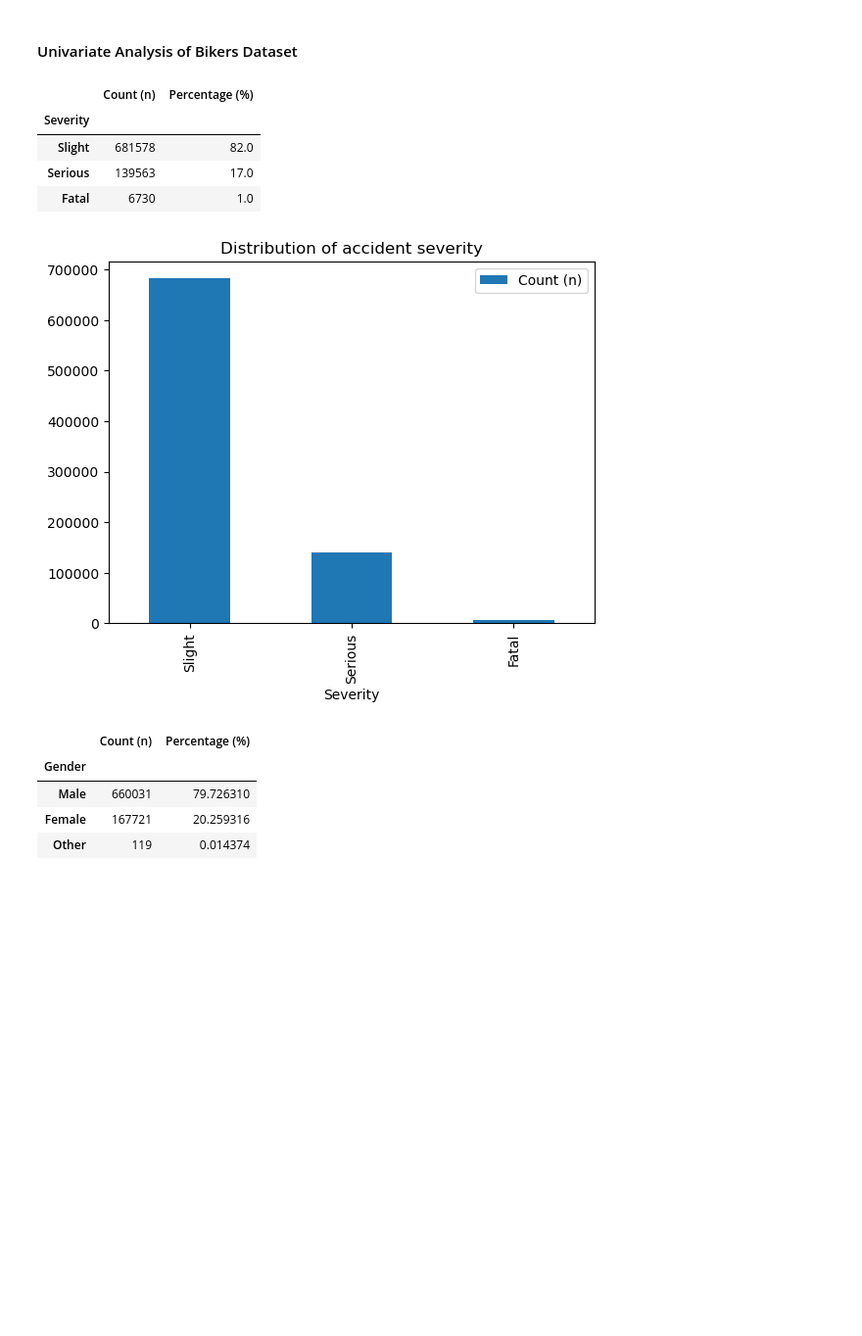
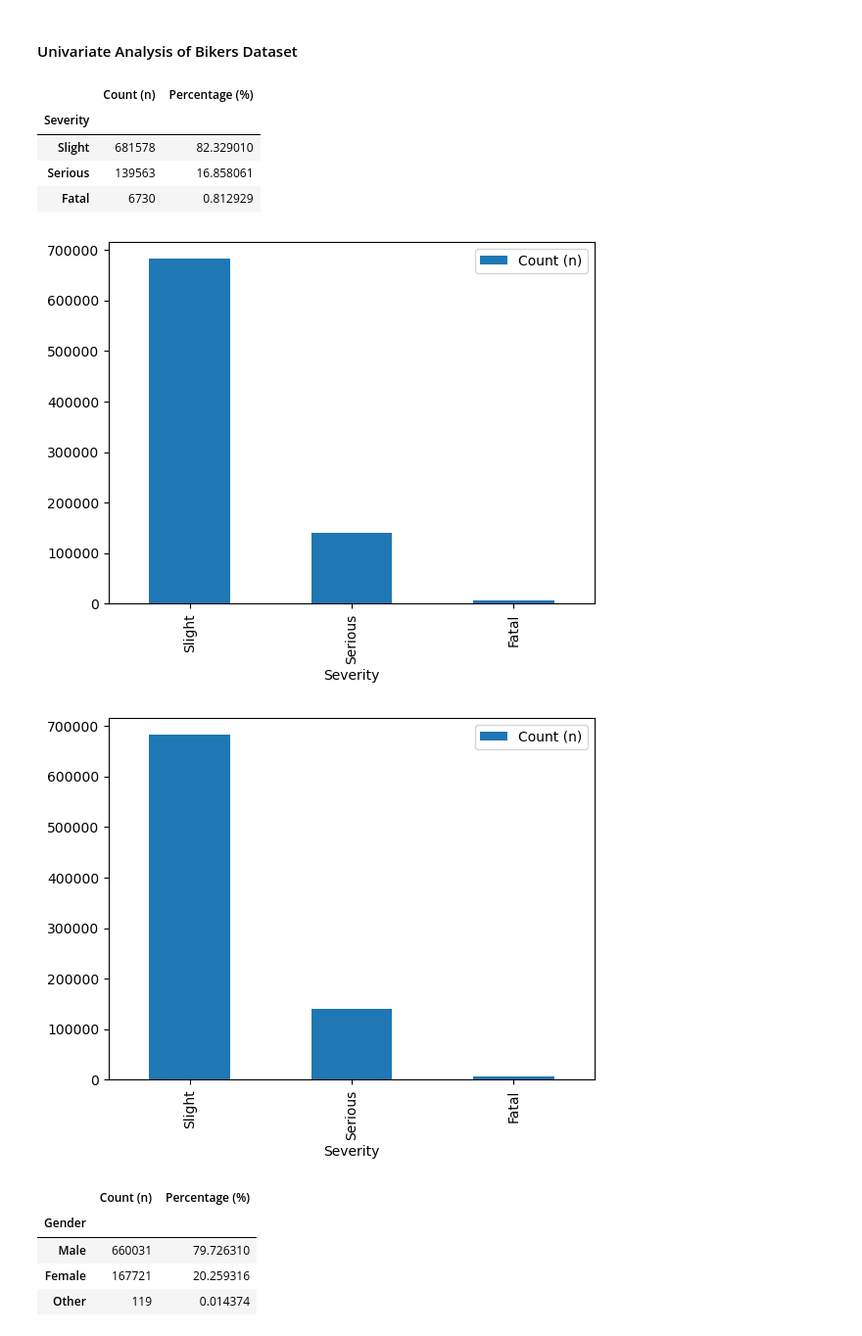
Before and after one commit to mchase007/EDA_UK_Bicycle_Accidents_1979_2018, a Jupyter notebook: EDA_BicycleAccidents.ipynb, the cells around one changed output. Shown at 98% size. Cells and saved outputs as stored; diff of their text form; code cells hidden in the pictures; blank space fills up the shorter version.

```diff
--- a/EDA_BicycleAccidents.ipynb
+++ b/EDA_BicycleAccidents.ipynb
@@ -373,7 +455,7 @@ df_Bk_clean.head()
 | 4 | 197901A4SKO47 | Male | Slight | 46 to 55 |
 # %%
 # set index of dataframe
-df_Bk_clean = df_Bk_clean.set_index('Accident_Index')
+df_Bk_clean = change_index(df_Bk_clean,'Accident_Index')
 df_Bk_clean.head()
 # %% [output]
 |  | Gender | Severity | Age_Grp |
@@ -387,23 +469,21 @@ df_Bk_clean.head()
 #### Univariate Analysis of Bikers Dataset
 # %%
 # Distribution of injury severity
-df_Bk_severity_dist = pd.DataFrame({
-    'Count (n)': df_Bk_clean['Severity'].value_counts(),
-    'Percentage (%)': (df_Bk_clean['Severity'].value_counts(normalize=True).round(2) * 100)
-})
+df_Bk_severity_dist = get_count_percent(df_Bk_clean,'Severity')
 df_Bk_severity_dist
 # %% [output]
 |  | Count (n) | Percentage (%) |
 | Severity |  |  |
-| Slight | 681578 | 82.0 |
-| Serious | 139563 | 17.0 |
-| Fatal | 6730 | 1.0 |
+| Slight | 681578 | 82.329010 |
+| Serious | 139563 | 16.858061 |
+| Fatal | 6730 | 0.812929 |
 # %%
 # Bar chart of severity distribution
 df_Bk_severity_dist.plot(kind='bar', y='Count (n)', legend='False')
-plt.title('Distribution of accident severity')
+# plt.title('Distribution of accident severity')
 plt.show()
 # %% [output]
-[figure, old version]
+[figure, new version]
+[figure, added]
 # %%
 # Distribution of casualties by gender
```
Also changed, not shown: parts of 45 cells of this notebook.
